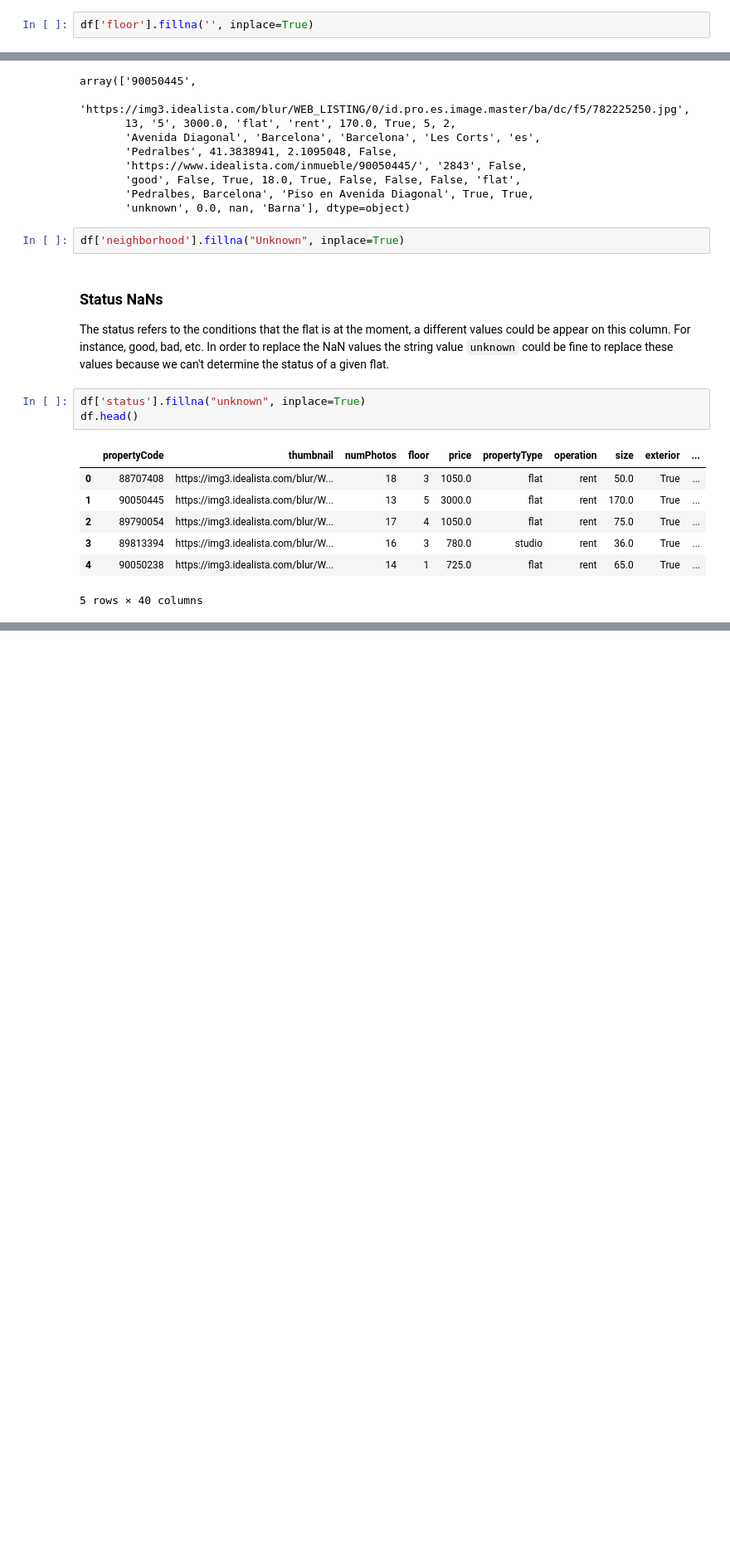
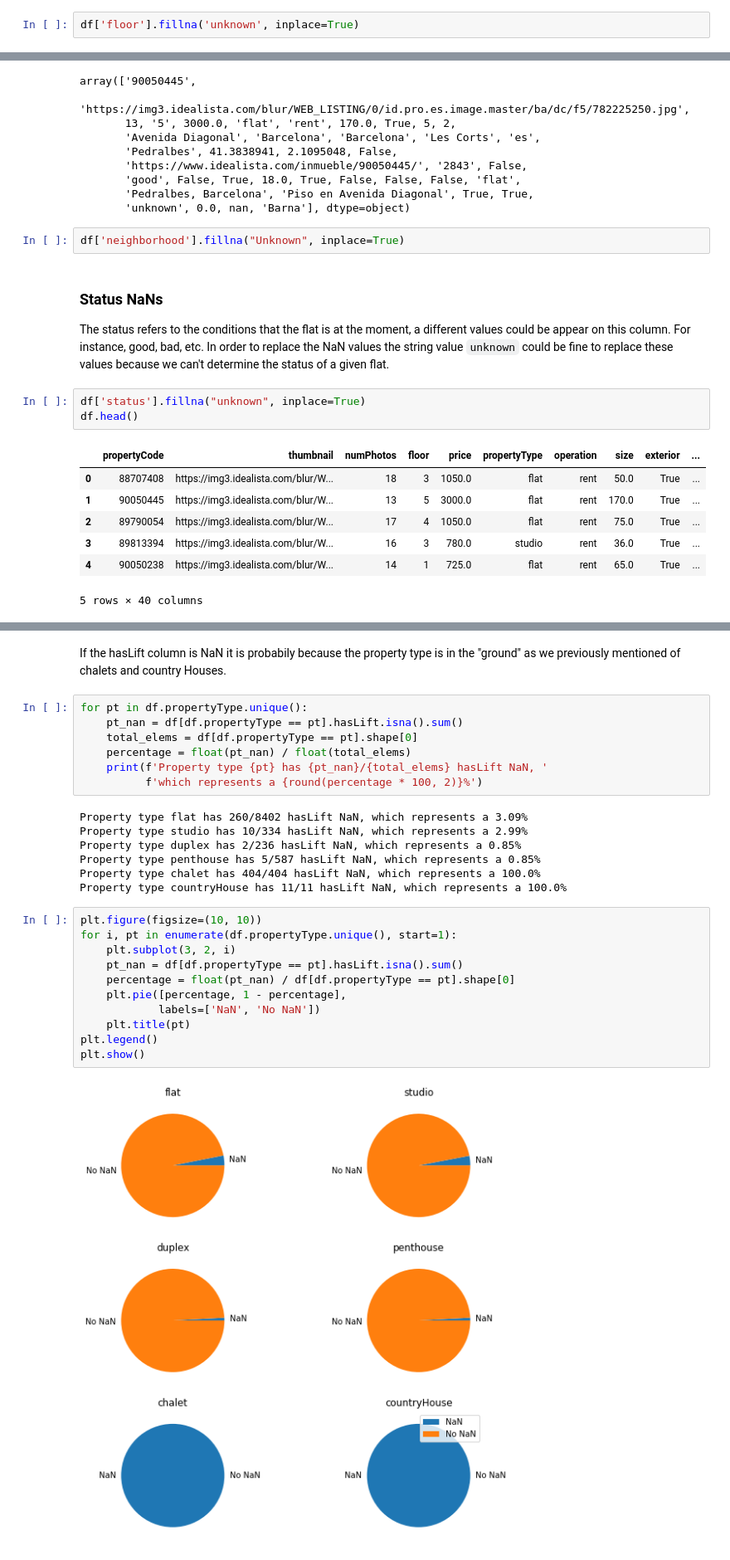
Before and after one commit to Guillem96/idealista-big-data-project, a Jupyter notebook: idealista-python/notebooks/2. Data Cleaning.ipynb, the cells around one changed output, grey strips where cells are left out. Shown at 83% size. Drawn from its saved outputs; the diff is of its cells as text; blank space fills up the shorter version.

```diff
--- a/idealista-python/notebooks/2. Data Cleaning.ipynb
+++ b/idealista-python/notebooks/2. Data Cleaning.ipynb
@@ -199,7 +199,7 @@ df.loc[(df.propertyType == 'chalet') & df.floor.isna(), 'floor'] = 'bj'
 # %% [markdown]
 On the other hand, for the remaining property types, we should not have NaNs because a floor seems mandatory. to avoid removing data records, we keep this NaNs, but remaining them to `unknown` because the flat has actually a floor but it is unknown for the people who is visiting idealista.
 # %%
-df['floor'].fillna('', inplace=True)
+df['floor'].fillna('unknown', inplace=True)
 # %% [markdown]
 ### District NaNs
 
@@ -302,0 +304,29 @@ The rest of the NaNs are difficult to replace these values because if we don't k
+# %% [markdown]
+If the hasLift column is NaN it is probabily because the property type is in the "ground" as we previously mentioned of chalets and country Houses.
+# %%
+for pt in df.propertyType.unique():
+    pt_nan = df[df.propertyType == pt].hasLift.isna().sum()
+    total_elems = df[df.propertyType == pt].shape[0]
+    percentage = float(pt_nan) / float(total_elems)
+    print(f'Property type {pt} has {pt_nan}/{total_elems} hasLift NaN, '
+          f'which represents a {round(percentage * 100, 2)}%')
+# %% [output]
+Property type flat has 260/8402 hasLift NaN, which represents a 3.09%
+Property type studio has 10/334 hasLift NaN, which represents a 2.99%
+Property type duplex has 2/236 hasLift NaN, which represents a 0.85%
+Property type penthouse has 5/587 hasLift NaN, which represents a 0.85%
+Property type chalet has 404/404 hasLift NaN, which represents a 100.0%
+Property type countryHouse has 11/11 hasLift NaN, which represents a 100.0%
+# %%
+plt.figure(figsize=(10, 10))
+for i, pt in enumerate(df.propertyType.unique(), start=1):
+    plt.subplot(3, 2, i)
+    pt_nan = df[df.propertyType == pt].hasLift.isna().sum()
+    percentage = float(pt_nan) / df[df.propertyType == pt].shape[0]
+    plt.pie([percentage, 1 - percentage],
+            labels=['NaN', 'No NaN'])
+    plt.title(pt)
+plt.legend()
+plt.show()
+# %% [output]
+[figure, added]
```
Also changed, not shown: parts of 30 cells of this notebook.
